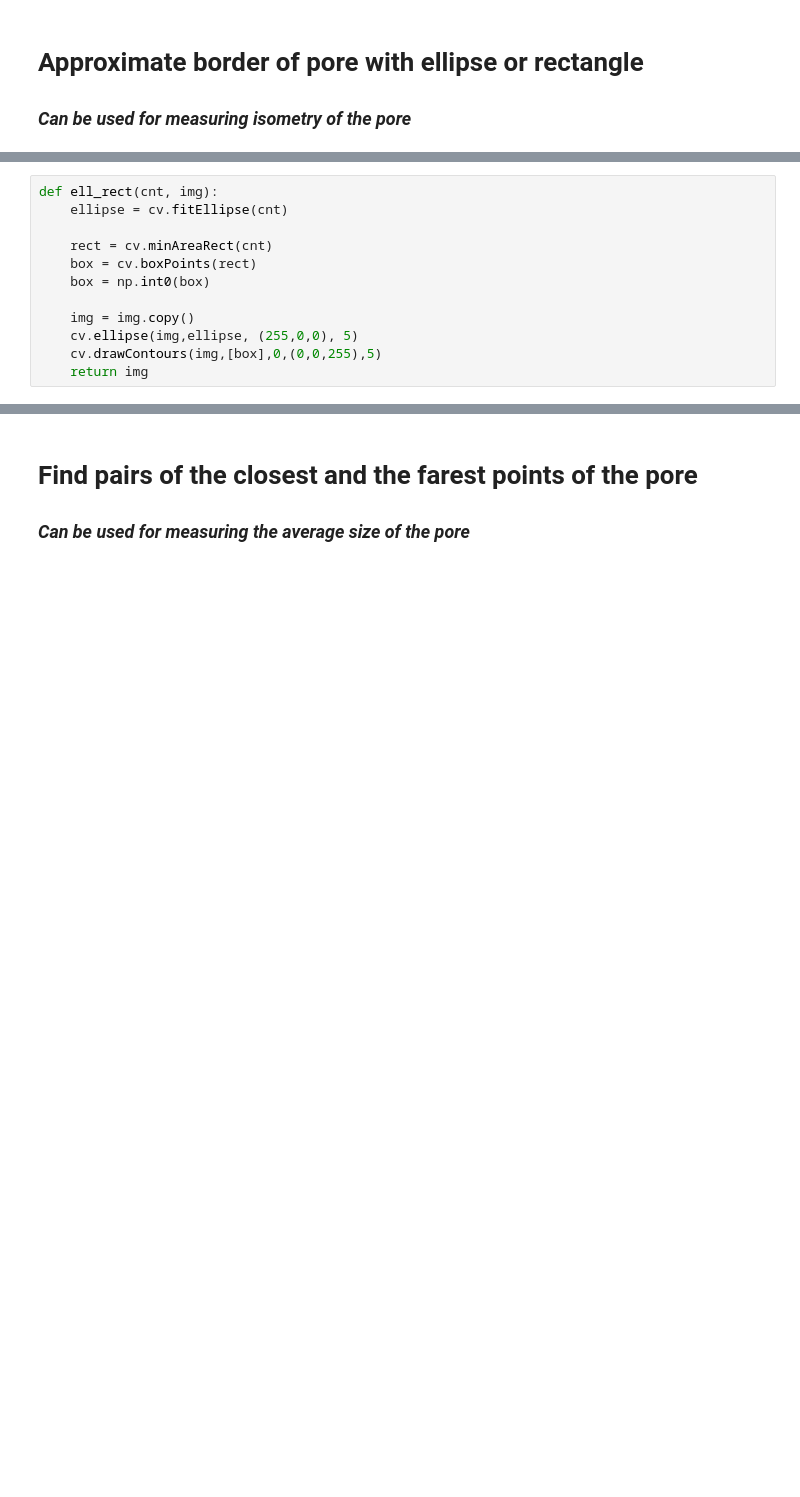
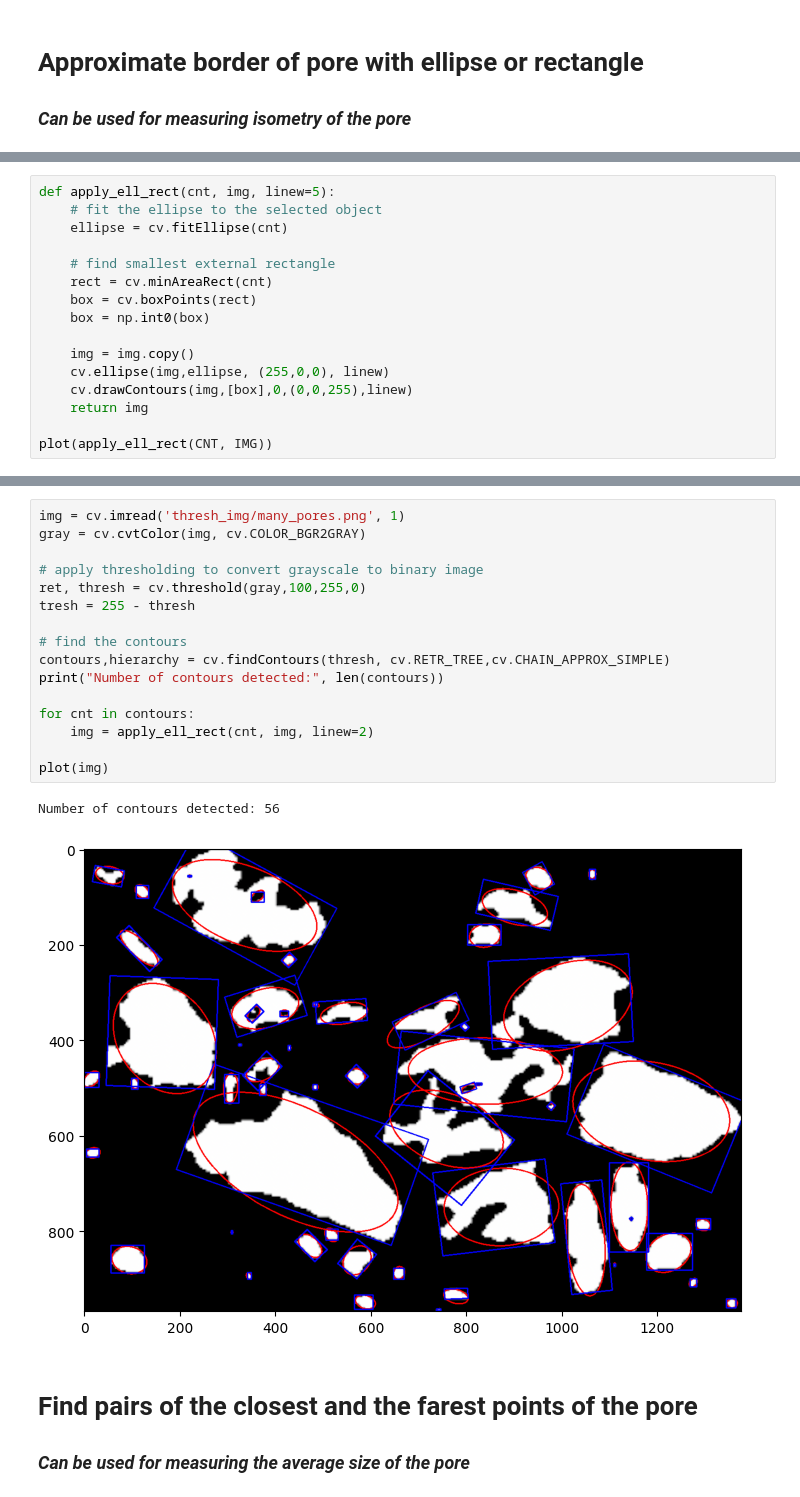
Before and after one commit to mrFendel/GeoCV, a Jupyter notebook: metrics.ipynb, the cells around one changed output, grey strips where cells are left out. Drawn from its saved outputs; the diff is of its cells as text; blank space fills up the shorter version.

```diff
--- a/metrics.ipynb
+++ b/metrics.ipynb
@@ -49,13 +34,17 @@ plot(img)
 # %%
-def ell_rect(cnt, img):
+def apply_ell_rect(cnt, img, linew=5):
+    # fit the ellipse to the selected object
     ellipse = cv.fitEllipse(cnt)
 
+    # find smallest external rectangle
     rect = cv.minAreaRect(cnt)
     box = cv.boxPoints(rect)
     box = np.int0(box)
 
     img = img.copy()
-    cv.ellipse(img,ellipse, (255,0,0), 5)
-    cv.drawContours(img,[box],0,(0,0,255),5)
+    cv.ellipse(img,ellipse, (255,0,0), linew)
+    cv.drawContours(img,[box],0,(0,0,255),linew)
     return img
+
+plot(apply_ell_rect(CNT, IMG))
 # %% [output]
@@ -64,3 +52,22 @@ Number of contours detected: 56
+# %%
+img = cv.imread('thresh_img/many_pores.png', 1)
+gray = cv.cvtColor(img, cv.COLOR_BGR2GRAY)
+
+# apply thresholding to convert grayscale to binary image
+ret, thresh = cv.threshold(gray,100,255,0)
+tresh = 255 - thresh
+
+# find the contours
+contours,hierarchy = cv.findContours(thresh, cv.RETR_TREE,cv.CHAIN_APPROX_SIMPLE)
+print("Number of contours detected:", len(contours))
+
+for cnt in contours:
+    img = apply_ell_rect(cnt, img, linew=2)
+
+plot(img)
+# %% [output]
+Number of contours detected: 56
+[figure, added]
 # %% [markdown]
 # Find pairs of the closest and the farest points of the pore
 ### *Can be used for measuring the average size of the pore*
```
Also changed, not shown: parts of 5 cells of this notebook.
